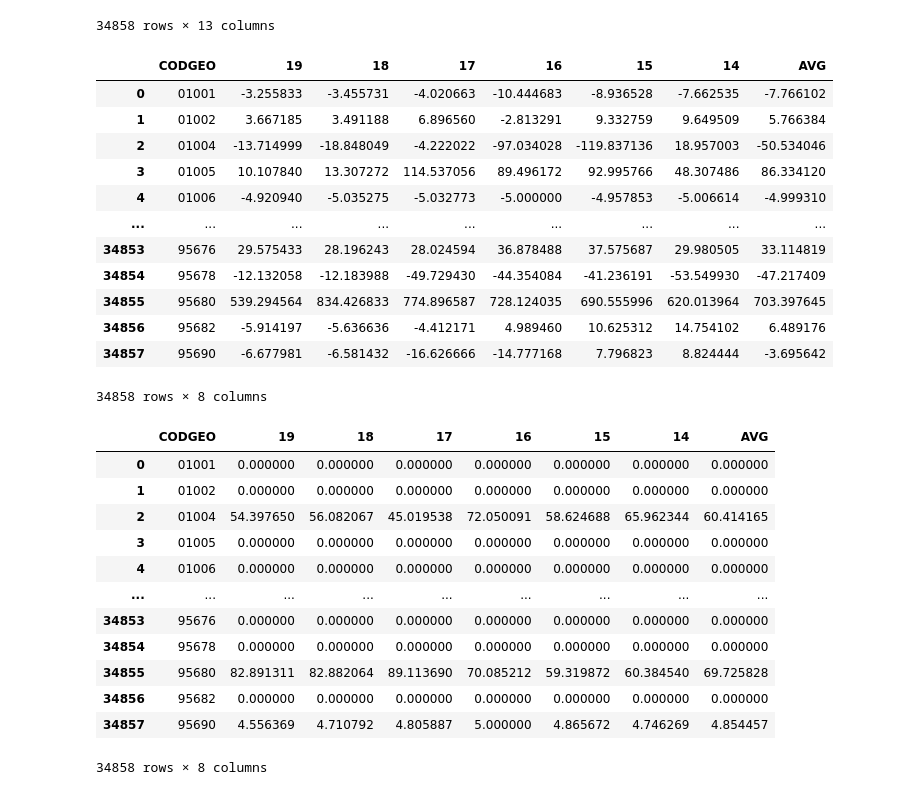
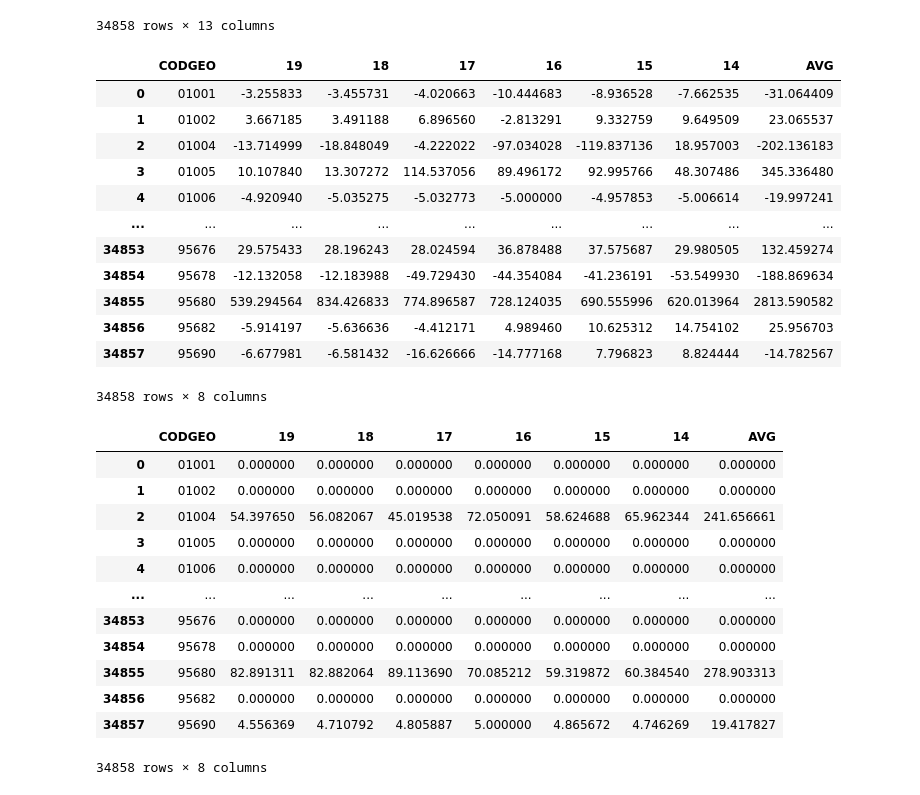
Before and after one commit to simoncappe/Projet-Info-S2--D-clin-d-mographique, a Jupyter notebook: POPINC.ipynb, the cells around one changed output. Cells and saved outputs as stored; diff of their text form; code cells hidden in the pictures.

```diff
--- a/POPINC.ipynb
+++ b/POPINC.ipynb
@@ -90,45 +90,45 @@ def extract_NETMOB(path,year,sep=';'):
         if la[k] != nan:
             L.append(ld[k])
         else:
             L.append(la[k])
     data['COM'] = L
     #Fin résolution du problème
 
 
     data = data[['NBFLUX_C'+year+'_POP01P_x', 'NBFLUX_C'+year+'_POP01P_y', 'COM']]
     data.rename(columns={'NBFLUX_C'+year+'_POP01P_y': 'INMOB'}, inplace=True)#Restructuration pour y voir clair
     data.rename(columns={'NBFLUX_C'+year+'_POP01P_x': 'OUTMOB'}, inplace=True)
 
 
     data = data.fillna(0)
     data['NETMOB'] = data['INMOB'] - data['OUTMOB']
     data3 = data.merge(gdp, how='right', left_on='COM', right_on='INSEE_COM')
     data3['NETMOB'] = data3['NETMOB'].fillna(0)#Là où il s'est rien passé, on met 0
     return data3[['COM','NETMOB']]
 
 
 NETMOB = pd.DataFrame(list(gdp['INSEE_COM']),columns=['CODGEO'])
 NETMOB['19'] = extract_NETMOB('data\Base-flux-mobilite-residentielle-2019.csv','19')['NETMOB']
 NETMOB['18'] = extract_NETMOB('data\Base-flux-mobilite-residentielle-2018.csv','18')['NETMOB']
 NETMOB['17'] = extract_NETMOB('data\Base-flux-mobilite-residentielle-2017.csv','17')['NETMOB']
 NETMOB['16'] = extract_NETMOB('data\Base-texte-flux-mobilite-residentielle-2016.csv','16',sep=',')['NETMOB']
 NETMOB['15'] = extract_NETMOB('data\Base-texte-flux-mobilite-residentielle-2015.csv','15',sep=',')['NETMOB']
 NETMOB['14'] = extract_NETMOB('data\Base-texte-flux-mobilite-residentielle-2014.csv','14',sep=',')['NETMOB']
-NETMOB['AVG'] = NETMOB[NETMOB.columns[3:]].mean(axis = 1)
+NETMOB['AVG'] = NETMOB[NETMOB.columns[3:]].sum(axis = 1)
 NETMOB
 # %% [output]
 |  | CODGEO | 19 | 18 | 17 | 16 | 15 | 14 | AVG |
-| 0 | 01001 | -3.255833 | -3.455731 | -4.020663 | -10.444683 | -8.936528 | -7.662535 | -7.766102 |
-| 1 | 01002 | 3.667185 | 3.491188 | 6.896560 | -2.813291 | 9.332759 | 9.649509 | 5.766384 |
-| 2 | 01004 | -13.714999 | -18.848049 | -4.222022 | -97.034028 | -119.837136 | 18.957003 | -50.534046 |
-| 3 | 01005 | 10.107840 | 13.307272 | 114.537056 | 89.496172 | 92.995766 | 48.307486 | 86.334120 |
-| 4 | 01006 | -4.920940 | -5.035275 | -5.032773 | -5.000000 | -4.957853 | -5.006614 | -4.999310 |
+| 0 | 01001 | -3.255833 | -3.455731 | -4.020663 | -10.444683 | -8.936528 | -7.662535 | -31.064409 |
+| 1 | 01002 | 3.667185 | 3.491188 | 6.896560 | -2.813291 | 9.332759 | 9.649509 | 23.065537 |
+| 2 | 01004 | -13.714999 | -18.848049 | -4.222022 | -97.034028 | -119.837136 | 18.957003 | -202.136183 |
+| 3 | 01005 | 10.107840 | 13.307272 | 114.537056 | 89.496172 | 92.995766 | 48.307486 | 345.336480 |
+| 4 | 01006 | -4.920940 | -5.035275 | -5.032773 | -5.000000 | -4.957853 | -5.006614 | -19.997241 |
 | ... | ... | ... | ... | ... | ... | ... | ... | ... |
-| 34853 | 95676 | 29.575433 | 28.196243 | 28.024594 | 36.878488 | 37.575687 | 29.980505 | 33.114819 |
-| 34854 | 95678 | -12.132058 | -12.183988 | -49.729430 | -44.354084 | -41.236191 | -53.549930 | -47.217409 |
-| 34855 | 95680 | 539.294564 | 834.426833 | 774.896587 | 728.124035 | 690.555996 | 620.013964 | 703.397645 |
-| 34856 | 95682 | -5.914197 | -5.636636 | -4.412171 | 4.989460 | 10.625312 | 14.754102 | 6.489176 |
-| 34857 | 95690 | -6.677981 | -6.581432 | -16.626666 | -14.777168 | 7.796823 | 8.824444 | -3.695642 |
+| 34853 | 95676 | 29.575433 | 28.196243 | 28.024594 | 36.878488 | 37.575687 | 29.980505 | 132.459274 |
+| 34854 | 95678 | -12.132058 | -12.183988 | -49.729430 | -44.354084 | -41.236191 | -53.549930 | -188.869634 |
+| 34855 | 95680 | 539.294564 | 834.426833 | 774.896587 | 728.124035 | 690.555996 | 620.013964 | 2813.590582 |
+| 34856 | 95682 | -5.914197 | -5.636636 | -4.412171 | 4.989460 | 10.625312 | 14.754102 | 25.956703 |
+| 34857 | 95690 | -6.677981 | -6.581432 | -16.626666 | -14.777168 | 7.796823 | 8.824444 | -14.782567 |
 34858 rows × 8 columns
 # %%
 def extract_INMIG(path,year,sep=';'):
@@ -150,19 +150,19 @@ INMIG['17'] = extract_INMIG('data\Base-flux-mobilite-residentielle-2017.csv','17
 INMIG['16'] = extract_INMIG('data\Base-texte-flux-mobilite-residentielle-2016.csv','16',sep=',')['INMIG']
 INMIG['15'] = extract_INMIG('data\Base-texte-flux-mobilite-residentielle-2015.csv','15',sep=',')['INMIG']
 INMIG['14'] = extract_INMIG('data\Base-texte-flux-mobilite-residentielle-2014.csv','14',sep=',')['INMIG']
-INMIG['AVG'] = INMIG[INMIG.columns[3:]].mean(axis = 1)
+INMIG['AVG'] = INMIG[INMIG.columns[3:]].sum(axis = 1)
 INMIG
 # %% [output]
 |  | CODGEO | 19 | 18 | 17 | 16 | 15 | 14 | AVG |
 | 0 | 01001 | 0.000000 | 0.000000 | 0.000000 | 0.000000 | 0.000000 | 0.000000 | 0.000000 |
 | 1 | 01002 | 0.000000 | 0.000000 | 0.000000 | 0.000000 | 0.000000 | 0.000000 | 0.000000 |
-| 2 | 01004 | 54.397650 | 56.082067 | 45.019538 | 72.050091 | 58.624688 | 65.962344 | 60.414165 |
+| 2 | 01004 | 54.397650 | 56.082067 | 45.019538 | 72.050091 | 58.624688 | 65.962344 | 241.656661 |
 | 3 | 01005 | 0.000000 | 0.000000 | 0.000000 | 0.000000 | 0.000000 | 0.000000 | 0.000000 |
 | 4 | 01006 | 0.000000 | 0.000000 | 0.000000 | 0.000000 | 0.000000 | 0.000000 | 0.000000 |
 | ... | ... | ... | ... | ... | ... | ... | ... | ... |
 | 34853 | 95676 | 0.000000 | 0.000000 | 0.000000 | 0.000000 | 0.000000 | 0.000000 | 0.000000 |
 | 34854 | 95678 | 0.000000 | 0.000000 | 0.000000 | 0.000000 | 0.000000 | 0.000000 | 0.000000 |
-| 34855 | 95680 | 82.891311 | 82.882064 | 89.113690 | 70.085212 | 59.319872 | 60.384540 | 69.725828 |
+| 34855 | 95680 | 82.891311 | 82.882064 | 89.113690 | 70.085212 | 59.319872 | 60.384540 | 278.903313 |
 | 34856 | 95682 | 0.000000 | 0.000000 | 0.000000 | 0.000000 | 0.000000 | 0.000000 | 0.000000 |
-| 34857 | 95690 | 4.556369 | 4.710792 | 4.805887 | 5.000000 | 4.865672 | 4.746269 | 4.854457 |
+| 34857 | 95690 | 4.556369 | 4.710792 | 4.805887 | 5.000000 | 4.865672 | 4.746269 | 19.417827 |
 34858 rows × 8 columns
```
Also changed, not shown: parts of 6 cells of this notebook, 1 other file.
